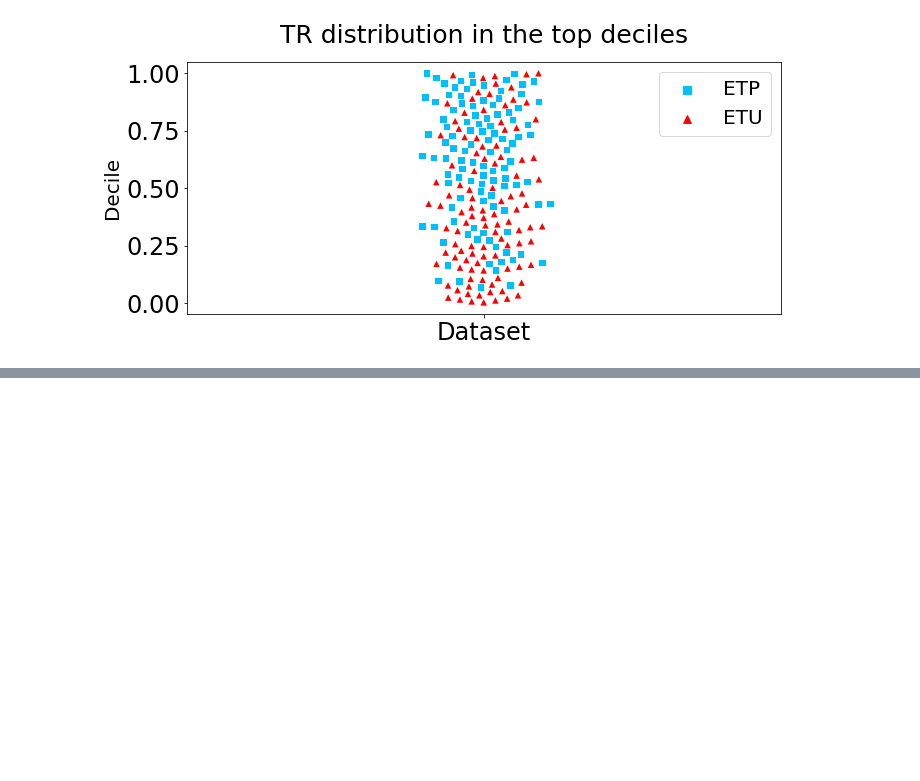
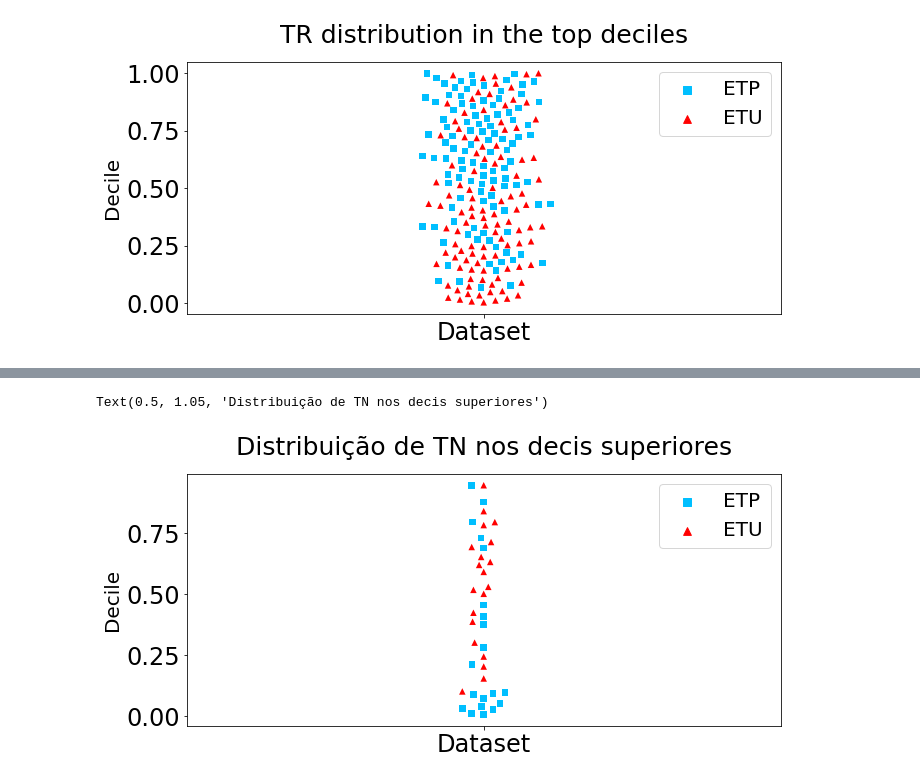
Before and after one commit to JefersonKlaus/UPLIFT, a Jupyter notebook: tcc-jeferson.ipynb, the cells around one changed output, grey strips where cells are left out. Cells and saved outputs as stored; diff of their text form; code cells hidden in the pictures; blank space fills up the shorter version.

```diff
--- a/tcc-jeferson.ipynb
+++ b/tcc-jeferson.ipynb
@@ -567,0 +595,7 @@ Text(0.5, 1.05, 'TR distribution in the top deciles')
+# %%
+# Visualizar TN nos decis superiores com correlação de tratamento negativa
+target_class_distribution(qini_inverse, 2)
+plt.title("Distribuição de TN nos decis superiores", fontsize=25, y=1.05)
+# %% [output]
+Text(0.5, 1.05, 'Distribuição de TN nos decis superiores')
+[figure, added]
```
Also changed, not shown: parts of 13 cells of this notebook.
